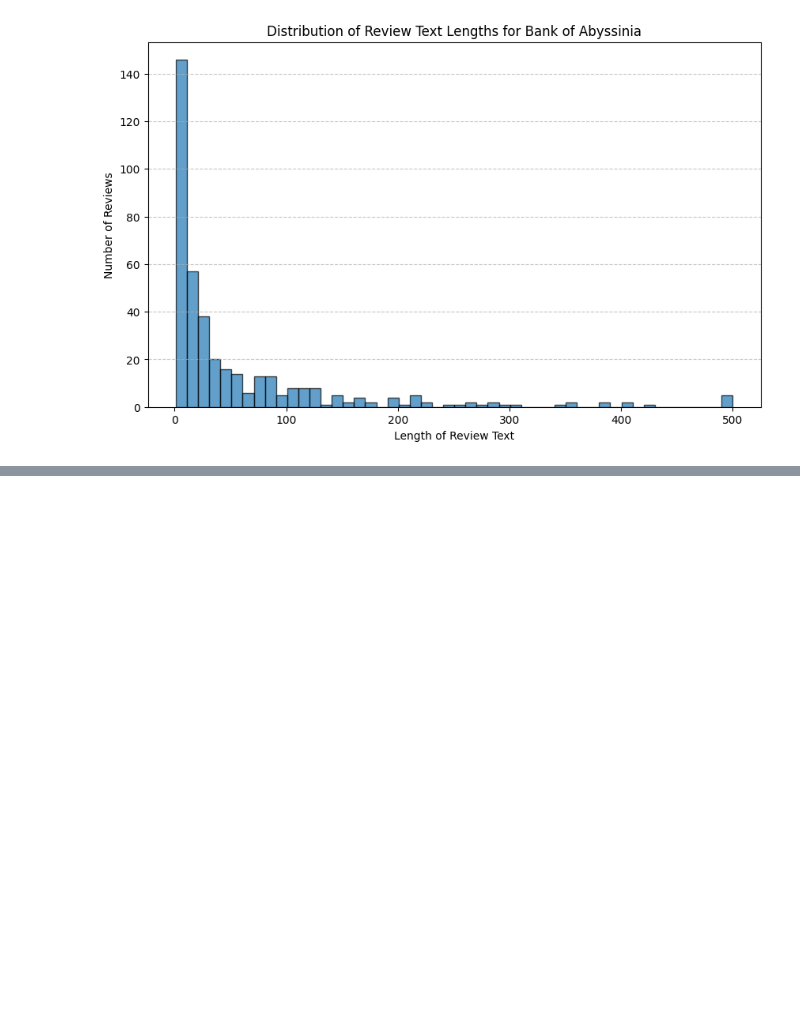
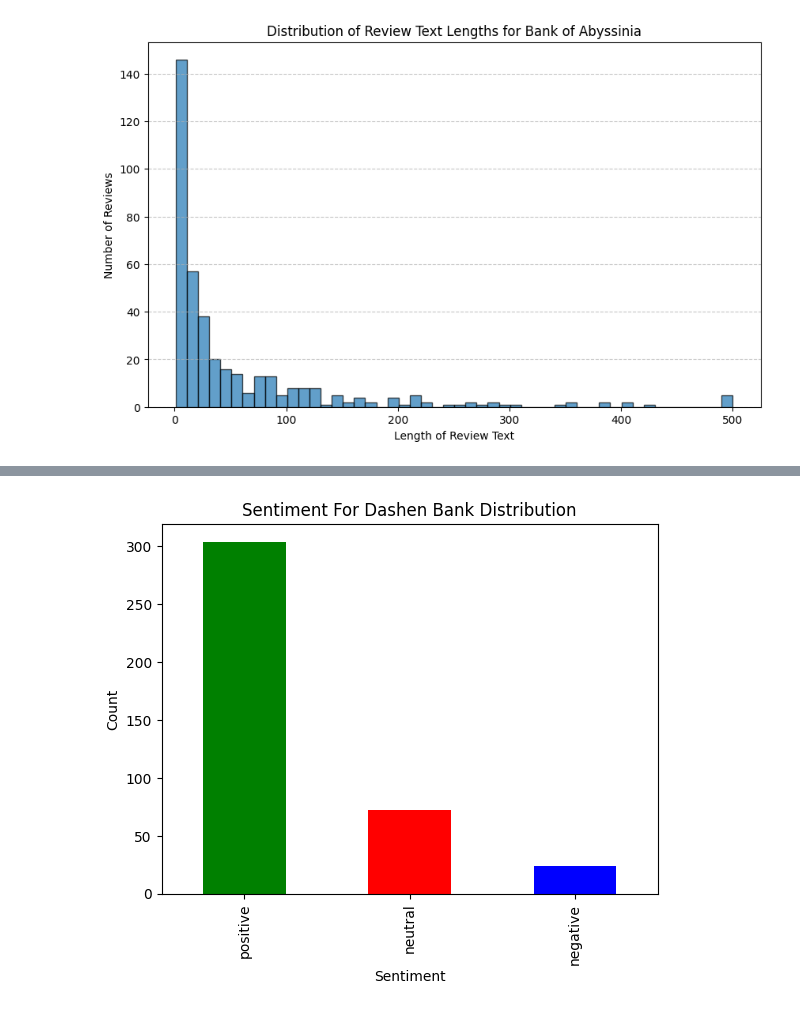
Before and after one commit to nanecha/Bank-Reviews-Analysis, a Jupyter notebook: notebookes/web_scraping_preprocessing.ipynb, the cells around one changed output, grey strips where cells are left out. Drawn from its saved outputs; the diff is of its cells as text; code cells hidden in the pictures; blank space fills up the shorter version.

```diff
--- a/notebookes/web_scraping_preprocessing.ipynb
+++ b/notebookes/web_scraping_preprocessing.ipynb
@@ -200,0 +437,9 @@ plt.show()
+# %%
+# Sentiment distribution
+DA_Bank['textblob_sentiment'].value_counts().plot(kind='bar', color=['green', 'red', 'blue'])
+plt.title('Sentiment For Dashen Bank Distribution')
+plt.xlabel('Sentiment')
+plt.ylabel('Count')
+plt.show()
+# %% [output]
+[figure, added]
```
Also changed, not shown: parts of 25 cells of this notebook, 1 other file.
